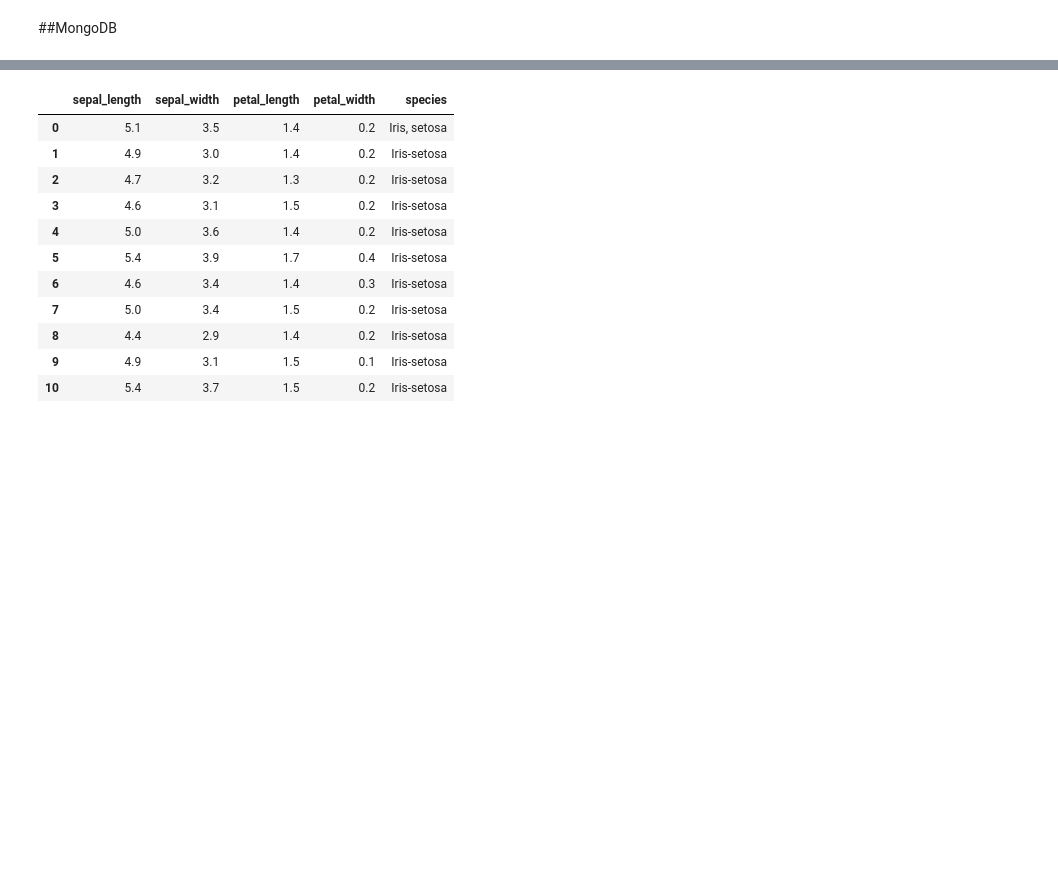
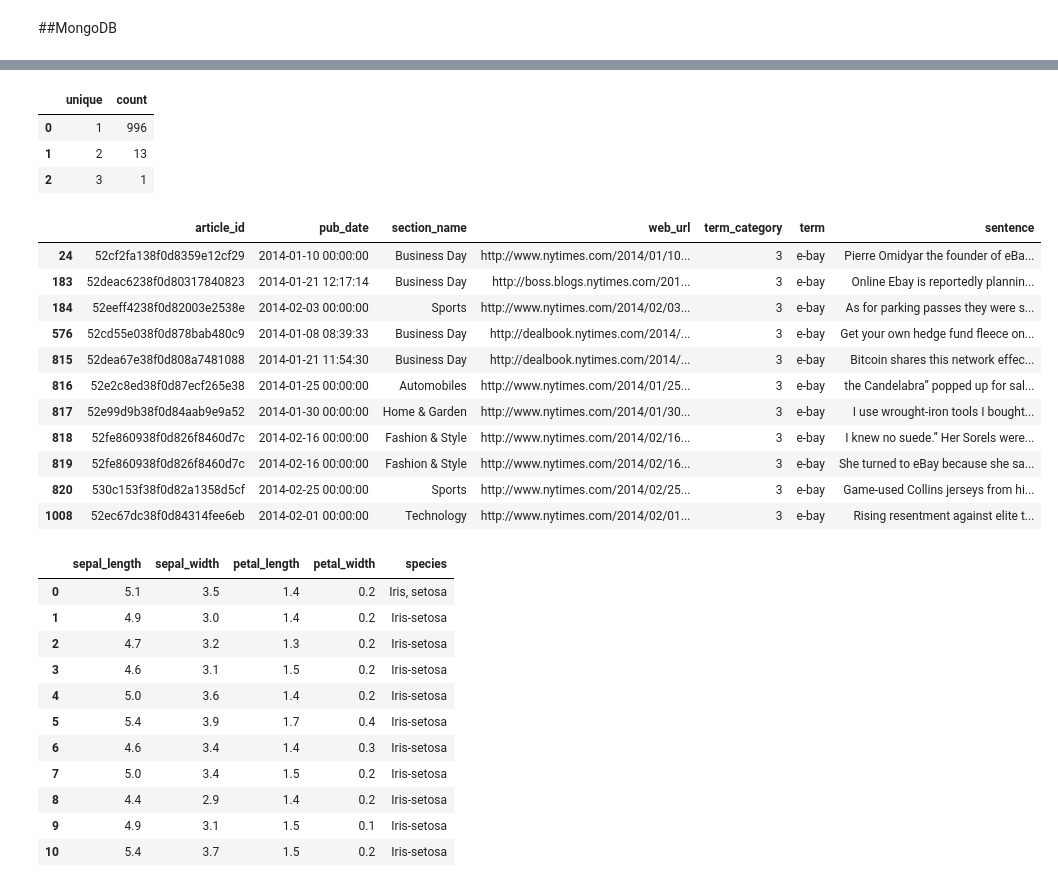
Before and after one commit to mavillard/liwc, a Jupyter notebook: nytimes_csv.ipynb, the cells around one changed output, grey strips where cells are left out. Cells and saved outputs as stored; diff of their text form; code cells hidden in the pictures; blank space fills up the shorter version.

```diff
--- a/nytimes_csv.ipynb
+++ b/nytimes_csv.ipynb
@@ -149,3 +347,25 @@ d.fields
+# %%
+x.unique.count_values()
+# %% [output]
+|  | unique | count |
+| 0 | 1 | 996 |
+| 1 | 2 | 13 |
+| 2 | 3 | 1 |
+# %%
+data[data.term == 'e-bay']
+# %% [output]
+|  | article_id | pub_date | section_name | web_url | term_category | term | sentence |
+| 24 | 52cf2fa138f0d8359e12cf29 | 2014-01-10 00:00:00 | Business Day | http://www.nytimes.com/2014/01/10... | 3 | e-bay | Pierre Omidyar the founder of eBa... |
+| 183 | 52deac6238f0d80317840823 | 2014-01-21 12:17:14 | Business Day | http://boss.blogs.nytimes.com/201... | 3 | e-bay | Online Ebay is reportedly plannin... |
+| 184 | 52eeff4238f0d82003e2538e | 2014-02-03 00:00:00 | Sports | http://www.nytimes.com/2014/02/03... | 3 | e-bay | As for parking passes they were s... |
+| 576 | 52cd55e038f0d878bab480c9 | 2014-01-08 08:39:33 | Business Day | http://dealbook.nytimes.com/2014/... | 3 | e-bay | Get your own hedge fund fleece on... |
+| 815 | 52dea67e38f0d808a7481088 | 2014-01-21 11:54:30 | Business Day | http://dealbook.nytimes.com/2014/... | 3 | e-bay | Bitcoin shares this network effec... |
+| 816 | 52e2c8ed38f0d87ecf265e38 | 2014-01-25 00:00:00 | Automobiles | http://www.nytimes.com/2014/01/25... | 3 | e-bay | the Candelabra” popped up for sal... |
+| 817 | 52e99d9b38f0d84aab9e9a52 | 2014-01-30 00:00:00 | Home & Garden | http://www.nytimes.com/2014/01/30... | 3 | e-bay | I use wrought-iron tools I bought... |
+| 818 | 52fe860938f0d826f8460d7c | 2014-02-16 00:00:00 | Fashion & Style | http://www.nytimes.com/2014/02/16... | 3 | e-bay | I knew no suede.” Her Sorels were... |
+| 819 | 52fe860938f0d826f8460d7c | 2014-02-16 00:00:00 | Fashion & Style | http://www.nytimes.com/2014/02/16... | 3 | e-bay | She turned to eBay because she sa... |
+| 820 | 530c153f38f0d82a1358d5cf | 2014-02-25 00:00:00 | Sports | http://www.nytimes.com/2014/02/25... | 3 | e-bay | Game-used Collins jerseys from hi... |
+| 1008 | 52ec67dc38f0d84314fee6eb | 2014-02-01 00:00:00 | Technology | http://www.nytimes.com/2014/02/01... | 3 | e-bay | Rising resentment against elite t... |
 # %%
 iris = Data('iris.csv')
 # %%
```
Also changed, not shown: parts of 48 cells of this notebook, 4 other files.
